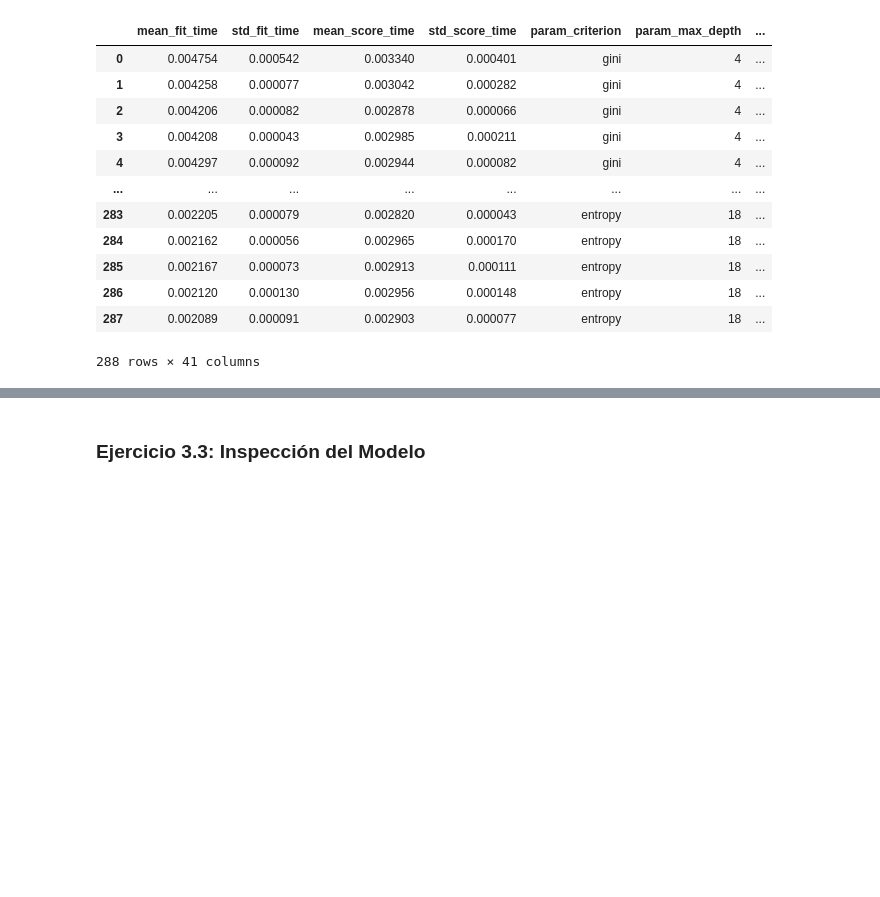
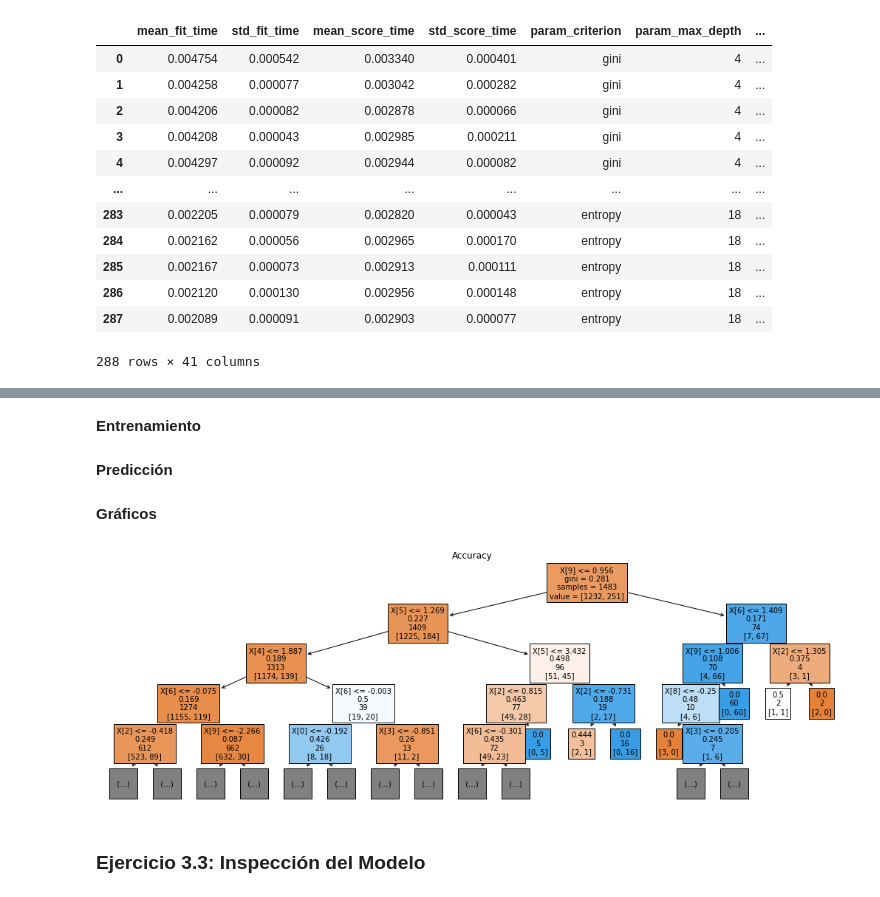
Before and after one commit to PatriLoto/IntroduccionAprendizajeAutomatico, a Jupyter notebook: Lab_2_Clasificacion.ipynb, the cells around one changed output, grey strips where cells are left out. Saved outputs shown, nothing was run; the diff lists cells and outputs as text; code cells hidden in the pictures; blank space fills up the shorter version.

Commit message:
árbol de decisión con parámetros

```diff
--- a/Lab_2_Clasificacion.ipynb
+++ b/Lab_2_Clasificacion.ipynb
@@ -649,7 +650,25 @@ Index(['mean_fit_time', 'std_fit_time', 'mean_score_time', 'std_score_time',
 # %%
-#Nos quedamos con las columnas que nos interesan
-Res_GSCV2 = Res_GSCV2[['param_criterion', 'param_max_depth', 'param_max_features', 'param_min_samples_leaf',
-       'param_min_samples_split', 'param_splitter', 'params', 'mean_test_accuracy',
-       'std_test_accuracy', 'rank_test_accuracy','mean_test_precision_weighted',
-       'std_test_precision_weighted','rank_test_precision_weighted', 'mean_test_recall_weighted', 'std_test_recall_weighted',
-       'rank_test_recall_weighted', 'mean_test_f1_weighted', 'std_test_f1_weighted', 'rank_test_f1_weighted']]
+# Seleccionamos las columnas que serán útiles para elegir las configuraciones con mejor performance
+arbol_decision_con_param_df = arbol_decision_con_param_df[['param_criterion', 'param_max_depth',
+                              'param_min_samples_leaf', 'param_splitter', 'params', 'mean_test_accuracy',
+                              'std_test_accuracy', 'rank_test_accuracy','mean_test_precision_weighted','std_test_precision_weighted',
+                              'rank_test_precision_weighted', 'mean_test_recall_weighted','std_test_recall_weighted',
+                               'rank_test_recall_weighted', 'mean_test_f1_weighted', 'std_test_f1_weighted', 'rank_test_f1_weighted']]
+# %%
+# Seleccionamos los que tienen mejores valores para acurracy, precision, recall y f1.
+
+arbol_decision_según_accuracy = arbol_decision_con_param_df.loc[arbol_decision_con_param_df.rank_test_accuracy.idxmin()]
+arbol_decision_según_precision = arbol_decision_con_param_df.loc[arbol_decision_con_param_df.rank_test_precision_weighted.idxmin()]
+arbol_decision_según_recall = arbol_decision_con_param_df.loc[arbol_decision_con_param_df.rank_test_recall_weighted.idxmin()]
+arbol_decision_según_f1 = arbol_decision_con_param_df.loc[arbol_decision_con_param_df.rank_test_f1_weighted.idxmin()]
+#
+print('-------------------------------------------------------------------------------'
+      '\n Puntaje y parámetros correspondiente a los modelos con mejor performance según:'
+      '\n ------------------------------------------------------------------------------'
+      '\n Accuracy  {:.4f}: {}\n Precision {:.4f}: {}\n Recall    {:.4f}: {}'
+      '\n F1-Score  {:.4f}: {}\n'.format(
+          arbol_decision_según_accuracy.mean_test_accuracy, arbol_decision_según_accuracy.params,
+          arbol_decision_según_precision.mean_test_precision_weighted, arbol_decision_según_precision.params,
+          arbol_decision_según_recall.mean_test_recall_weighted, arbol_decision_según_recall.params,
+          arbol_decision_según_f1.mean_test_f1_weighted, arbol_decision_según_f1.params),
+      '-------------------------------------------------------------------------------')
@@ -655,0 +686,8 @@ Res_GSCV2 = Res_GSCV2[['param_criterion', 'param_max_depth', 'param_max_features
+# %%
+arbol_decision_ac = DecisionTreeClassifier(**arbol_decision_según_accuracy.params, random_state=0)
+# %% [markdown]
+**Entrenamiento**
+# %%
+arbol_decision_ac.fit(X_train, y_train)
+# %% [markdown]
+**Predicción**
@@ -656,2 +697,12 @@ Res_GSCV2 = Res_GSCV2[['param_criterion', 'param_max_depth', 'param_max_features
+# %% [markdown]
+**Gráficos**
+# %%
+# arbol generado por el modelo 'arbol_decision_ac' con 4 ramas de profundidad
+plt.figure(figsize=(18,6))
+plot_tree(arbol_decision_ac, filled=True, max_depth= 4, fontsize=10, label='root')
+plt.title('Accuracy')
+plt.show()
+# %% [output]
+[figure, added]
 # %% [markdown]
 ### Ejercicio 3.3: Inspección del Modelo
```
Also changed, not shown: parts of 5 cells of this notebook, 1 other file.
